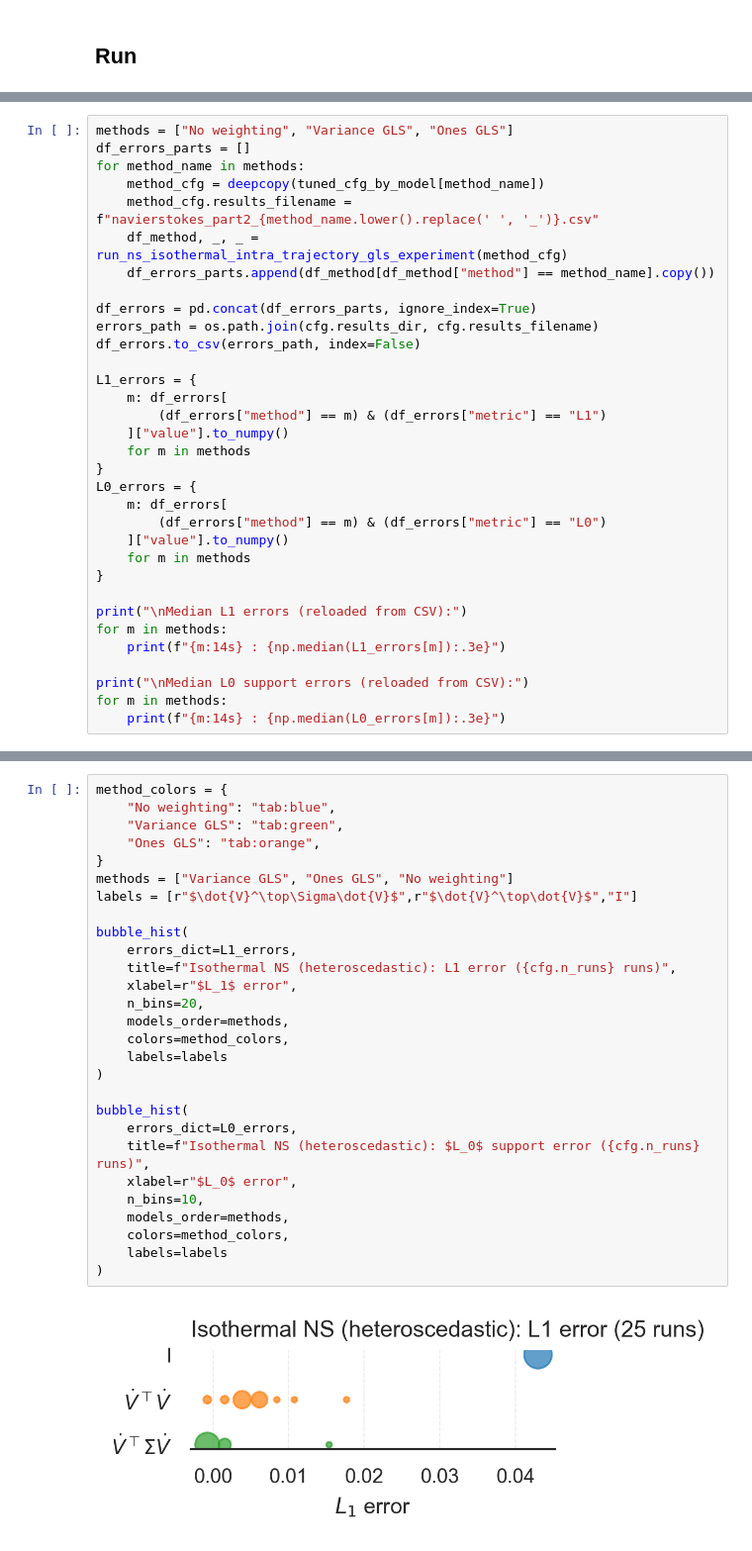
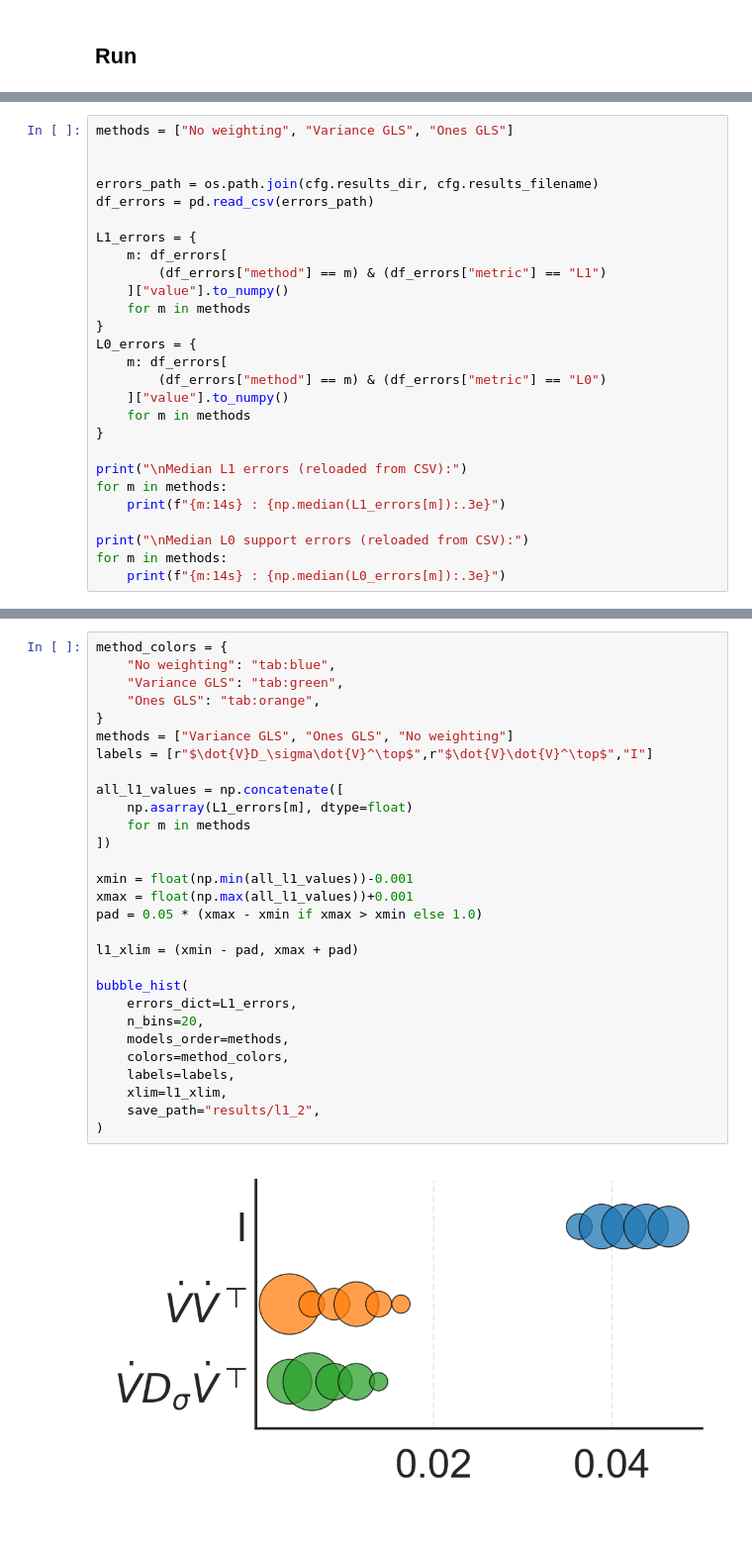
Before and after one commit to filippozacchei/WLS-Sindy, a Jupyter notebook: examples/isothermal_flow/part2.ipynb, the cells around one changed output, grey strips where cells are left out. Shown at 99% size. Drawn from its saved outputs; the diff is of its cells as text.

```diff
--- a/examples/isothermal_flow/part2.ipynb
+++ b/examples/isothermal_flow/part2.ipynb
@@ -244,15 +297,9 @@ print(
 # %%
 methods = ["No weighting", "Variance GLS", "Ones GLS"]
-df_errors_parts = []
-for method_name in methods:
-    method_cfg = deepcopy(tuned_cfg_by_model[method_name])
-    method_cfg.results_filename = f"navierstokes_part2_{method_name.lower().replace(' ', '_')}.csv"
-    df_method, _, _ = run_ns_isothermal_intra_trajectory_gls_experiment(method_cfg)
-    df_errors_parts.append(df_method[df_method["method"] == method_name].copy())
 
-df_errors = pd.concat(df_errors_parts, ignore_index=True)
+
 errors_path = os.path.join(cfg.results_dir, cfg.results_filename)
-df_errors.to_csv(errors_path, index=False)
+df_errors = pd.read_csv(errors_path)
 
 L1_errors = {
     m: df_errors[
@@ -279,30 +336,31 @@ for m in methods:
 # %%
 method_colors = {
     "No weighting": "tab:blue",
     "Variance GLS": "tab:green",
     "Ones GLS": "tab:orange",
 }
 methods = ["Variance GLS", "Ones GLS", "No weighting"]
-labels = [r"$\dot{V}^\top\Sigma\dot{V}$",r"$\dot{V}^\top\dot{V}$","I"]
+labels = [r"$\dot{V}D_\sigma\dot{V}^\top$",r"$\dot{V}\dot{V}^\top$","I"]
+
+all_l1_values = np.concatenate([
+    np.asarray(L1_errors[m], dtype=float)
+    for m in methods
+])
+
+xmin = float(np.min(all_l1_values))-0.001
+xmax = float(np.max(all_l1_values))+0.001
+pad = 0.05 * (xmax - xmin if xmax > xmin else 1.0)
+
+l1_xlim = (xmin - pad, xmax + pad)
 
 bubble_hist(
     errors_dict=L1_errors,
-    title=f"Isothermal NS (heteroscedastic): L1 error ({cfg.n_runs} runs)",
-    xlabel=r"$L_1$ error",
     n_bins=20,
     models_order=methods,
     colors=method_colors,
-    labels=labels
+    labels=labels,
+    xlim=l1_xlim,
+    save_path="results/l1_2",
 )
-
-bubble_hist(
-    errors_dict=L0_errors,
-    title=f"Isothermal NS (heteroscedastic): $L_0$ support error ({cfg.n_runs} runs)",
-    xlabel=r"$L_0$ error",
-    n_bins=10,
-    models_order=methods,
-    colors=method_colors,
-    labels=labels
-)
 # %% [output]
-[figure, old version]
+[figure, new version]
```
Also changed, not shown: parts of 11 cells of this notebook, 18 other files.
